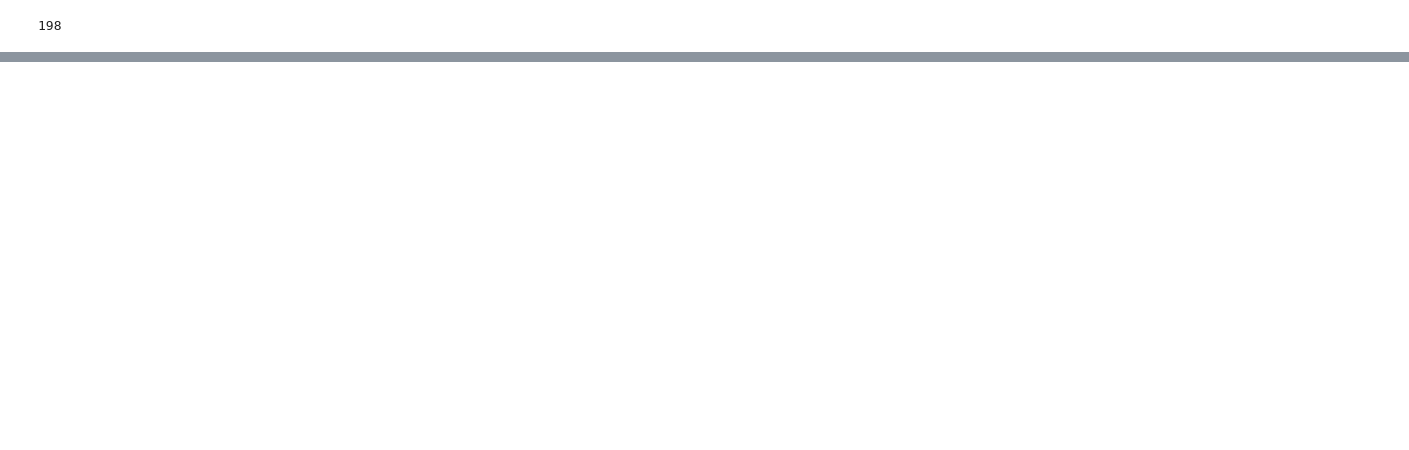
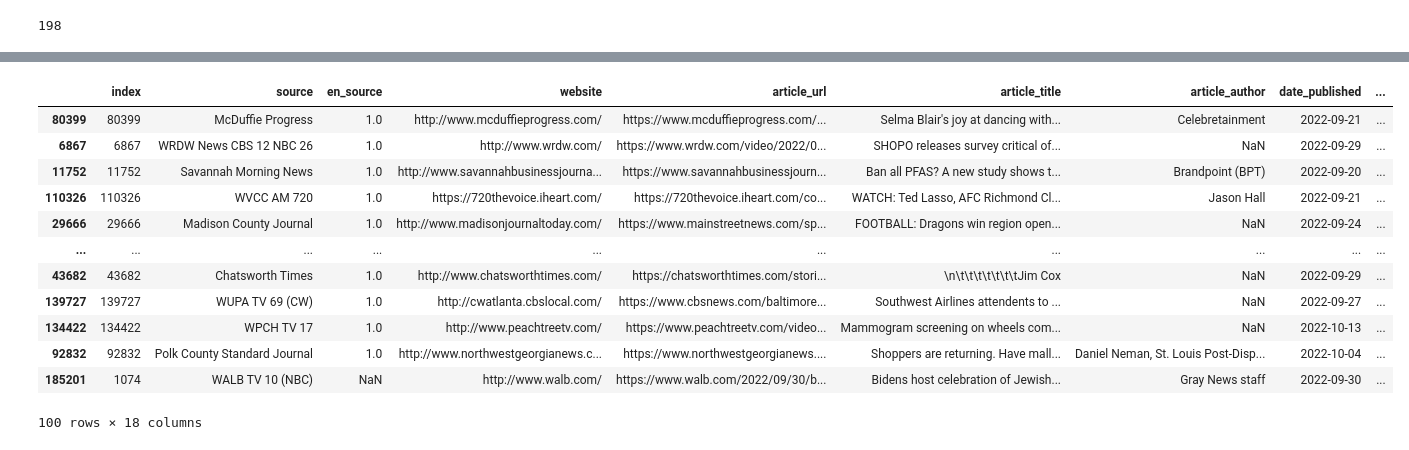
Before and after one commit to ykim71/georgia_analysis, a Jupyter notebook: (2)_Georgia_place_analysis.ipynb, the cells around one changed output, grey strips where cells are left out. Cells and saved outputs as stored; diff of their text form; code cells hidden in the pictures; blank space fills up the shorter version.

```diff
--- a/(2)_Georgia_place_analysis.ipynb
+++ b/(2)_Georgia_place_analysis.ipynb
@@ -304,0 +470,20 @@ merge_temp_final.to_excel('/content/drive/MyDrive/Georgia/Locations Analysis/Geo
+# %%
+
+import nltk
+nltk.download('punkt')
+
+import re
+
+def bigrams(s):
+    return [i for i in s if re.search(r'\s', i) ]
+
+def unigrams(s):
+    return [i for i in s if not re.search(r'\s', i) ]
+
+word_bigrams_done = list(set(bigrams(ner_person_raw)))
+print(word_bigrams_done)
+print(len(word_bigrams_done))
+
+word_unigrams_done = unigrams(ner_person_raw)
+print(word_unigrams_done)
+print(len(word_unigrams_done))
@@ -351,6 +716,13 @@ location_final_list = list(set(location_final_st['ner_place_clean'].tolist()))
 import pandas as pd
 
 df = pd.read_pickle('/content/drive/MyDrive/Georgia/Web Scraping/Georgia_data_v2_translation_ner2_lem.pkl')
+# %%
+# remove bracket and quotes
+df['ner_places_clean'] = df['ner_places'].apply(lambda x: re.sub(r'[{}]', '', x))
+#df['ner_places_clean'] = df['ner_places_clean'].str.replace(r" \(GPE\)","")
+df['ner_places_clean'] = df['ner_places_clean'].str.replace(r"\', \'", " ")
+df['ner_places_clean'] = df['ner_places_clean'].str.rstrip("'")
+df['ner_places_clean'] = df['ner_places_clean'].str.lstrip("'")
 # %%
 
 import re
@@ -380,3 +750,9 @@ import numpy as np
 df['place_ng1'] = df['article_final'].astype(str).apply(lambda x: set.intersection(set(x.split(' ')), word_unigrams_done))
 df['place_ng2'] = df['article_final'].astype(str).apply(lambda x: [i for i in word_bigrams_done if i in x])
+# %%
+
+# only for what spaCy found
+
+df['place_ner1'] = df['ner_places_clean'].astype(str).apply(lambda x: set.intersection(set(x.split(' ')), word_unigrams_done))
+df['place_ner2'] = df['ner_places_clean'].astype(str).apply(lambda x: [i for i in word_bigrams_done if i in x])
 # %%
@@ -435,0 +944,18 @@ df_ng_all_m20_county_unique_count.to_excel('Georgia_m20_county_unique_count_v2.x
+# %%
+df_sample_temp = df.sample(100)
+# %%
+df_sample_temp
+# %% [output]
+|  | index | source | en_source | website | article_url | article_title | article_author | date_published | ... |
+| 80399 | 80399 | McDuffie Progress | 1.0 | http://www.mcduffieprogress.com/ | https://www.mcduffieprogress.com/... | Selma Blair's joy at dancing with... | Celebretainment | 2022-09-21 | ... |
+| 6867 | 6867 | WRDW News CBS 12 NBC 26 | 1.0 | http://www.wrdw.com/ | https://www.wrdw.com/video/2022/0... | SHOPO releases survey critical of... | NaN | 2022-09-29 | ... |
+| 11752 | 11752 | Savannah Morning News | 1.0 | http://www.savannahbusinessjourna... | https://www.savannahbusinessjourn... | Ban all PFAS? A new study shows t... | Brandpoint (BPT) | 2022-09-20 | ... |
+| 110326 | 110326 | WVCC AM 720 | 1.0 | https://720thevoice.iheart.com/ | https://720thevoice.iheart.com/co... | WATCH: Ted Lasso, AFC Richmond Cl... | Jason Hall | 2022-09-21 | ... |
+| 29666 | 29666 | Madison County Journal | 1.0 | http://www.madisonjournaltoday.com/ | https://www.mainstreetnews.com/sp... | FOOTBALL: Dragons win region open... | NaN | 2022-09-24 | ... |
+| ... | ... | ... | ... | ... | ... | ... | ... | ... | ... |
+| 43682 | 43682 | Chatsworth Times | 1.0 | http://www.chatsworthtimes.com/ | https://chatsworthtimes.com/stori... | \n\t\t\t\t\t\t\tJim Cox | NaN | 2022-09-29 | ... |
+| 139727 | 139727 | WUPA TV 69 (CW) | 1.0 | http://cwatlanta.cbslocal.com/ | https://www.cbsnews.com/baltimore... | Southwest Airlines attendents to ... | NaN | 2022-09-27 | ... |
+| 134422 | 134422 | WPCH TV 17 | 1.0 | http://www.peachtreetv.com/ | https://www.peachtreetv.com/video... | Mammogram screening on wheels com... | NaN | 2022-10-13 | ... |
+| 92832 | 92832 | Polk County Standard Journal | 1.0 | http://www.northwestgeorgianews.c... | https://www.northwestgeorgianews.... | Shoppers are returning. Have mall... | Daniel Neman, St. Louis Post-Disp... | 2022-10-04 | ... |
+| 185201 | 1074 | WALB TV 10 (NBC) | NaN | http://www.walb.com/ | https://www.walb.com/2022/09/30/b... | Bidens host celebration of Jewish... | Gray News staff | 2022-09-30 | ... |
+100 rows × 18 columns
```
Also changed, not shown: parts of 176 cells of this notebook.
